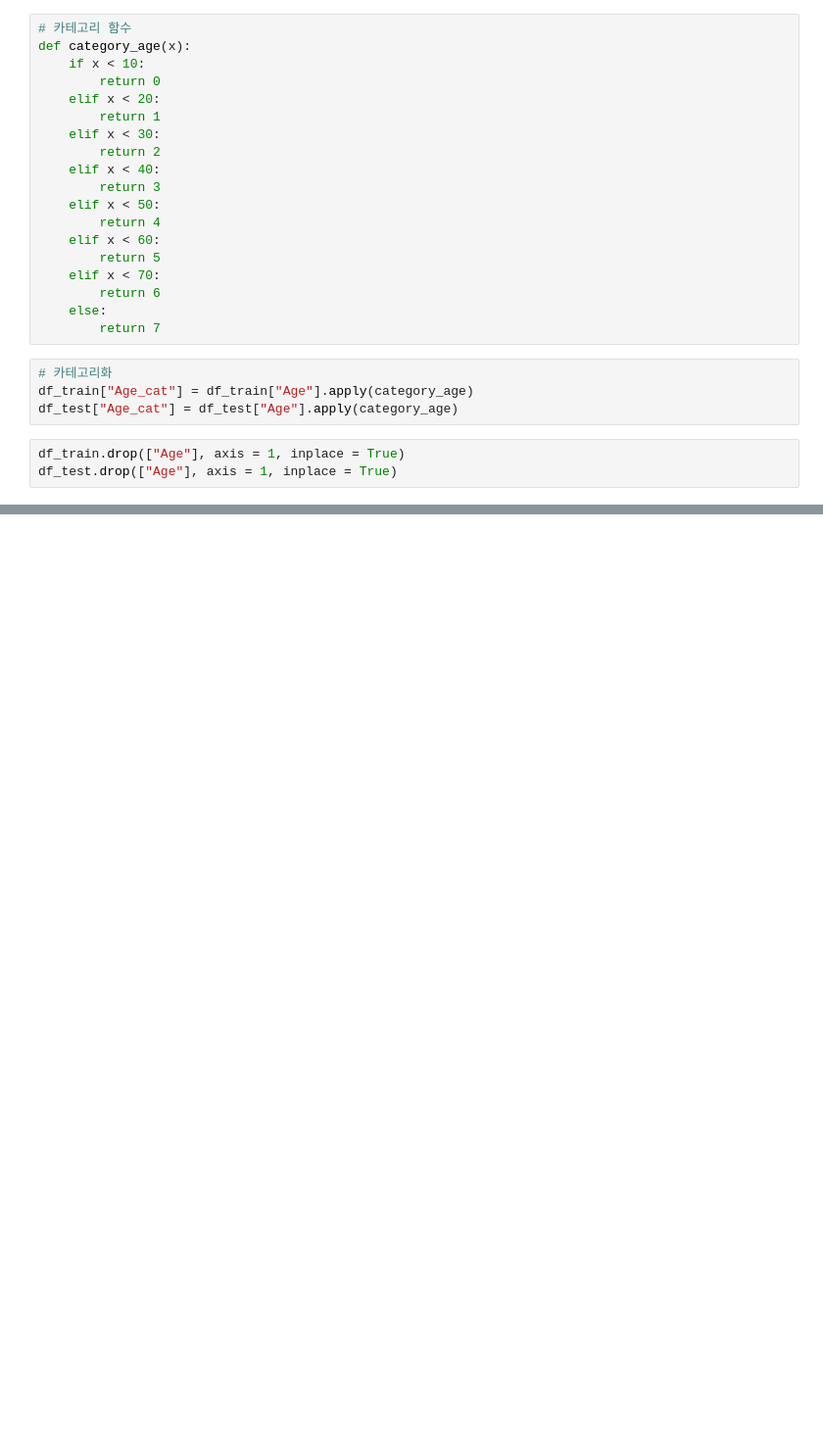
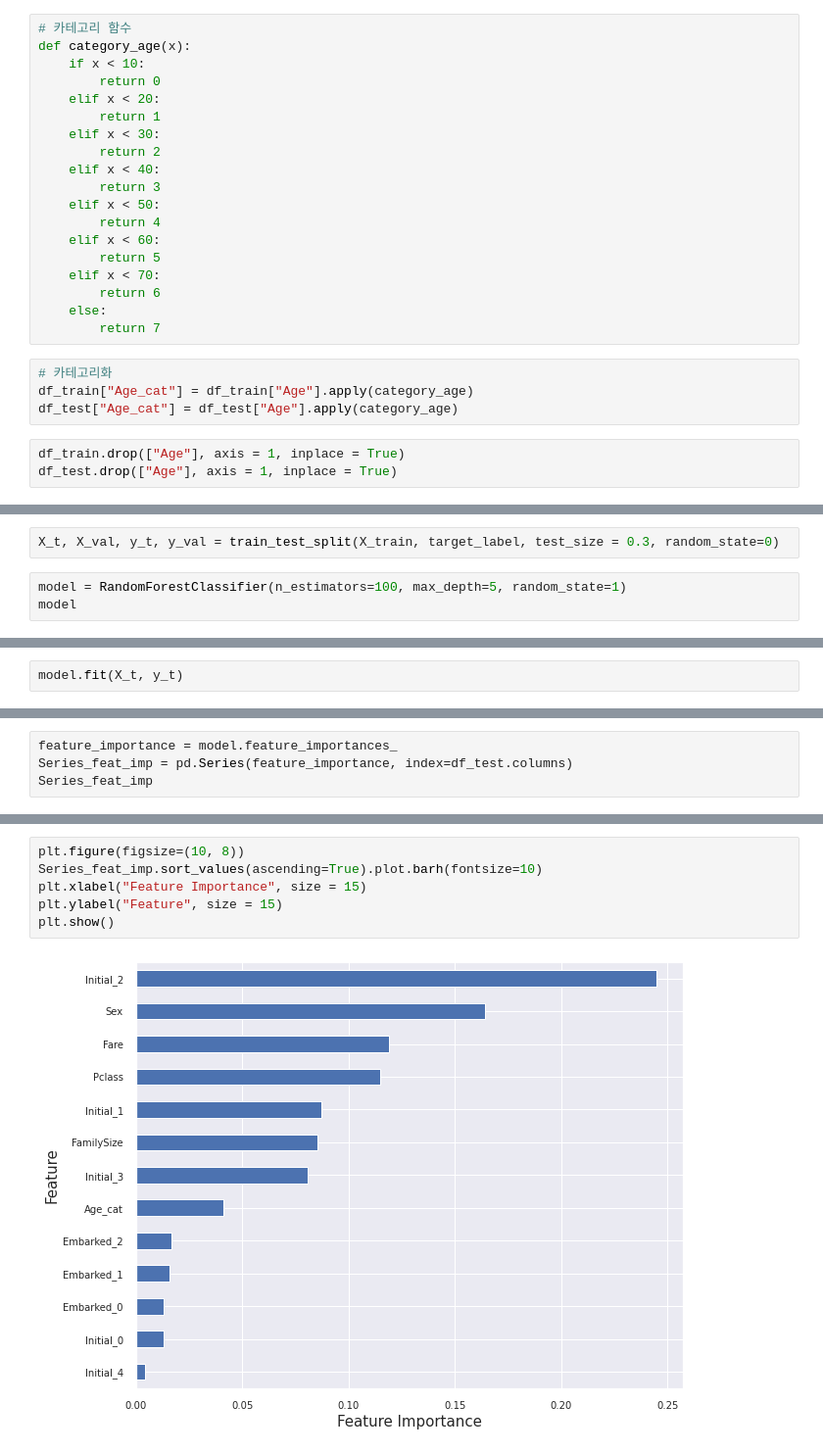
Before and after one commit to jhlee508/Kaggle, a Jupyter notebook: data-analysis-for-kaggle-titanic.ipynb, the cells around one changed output, grey strips where cells are left out. Shown at 98% size. Drawn from its saved outputs; the diff is of its cells as text; blank space fills up the shorter version.

```diff
--- a/data-analysis-for-kaggle-titanic.ipynb
+++ b/data-analysis-for-kaggle-titanic.ipynb
@@ -707,0 +829,5 @@ df_test
+# %%
+X_t, X_val, y_t, y_val = train_test_split(X_train, target_label, test_size = 0.3, random_state=0)
+# %%
+model = RandomForestClassifier(n_estimators=100, max_depth=5, random_state=1)
+model
@@ -707,0 +836,2 @@ df_test
+# %%
+model.fit(X_t, y_t)
@@ -707,0 +878,4 @@ df_test
+# %%
+feature_importance = model.feature_importances_
+Series_feat_imp = pd.Series(feature_importance, index=df_test.columns)
+Series_feat_imp
@@ -707,0 +897,8 @@ df_test
+# %%
+plt.figure(figsize=(10, 8))
+Series_feat_imp.sort_values(ascending=True).plot.barh(fontsize=10)
+plt.xlabel("Feature Importance", size = 15)
+plt.ylabel("Feature", size = 15)
+plt.show()
+# %% [output]
+[figure, added]
```
Also changed, not shown: parts of 36 cells of this notebook.
